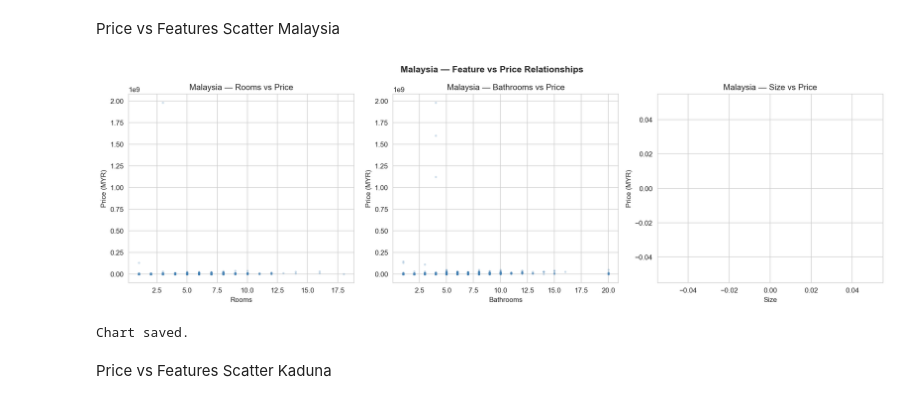
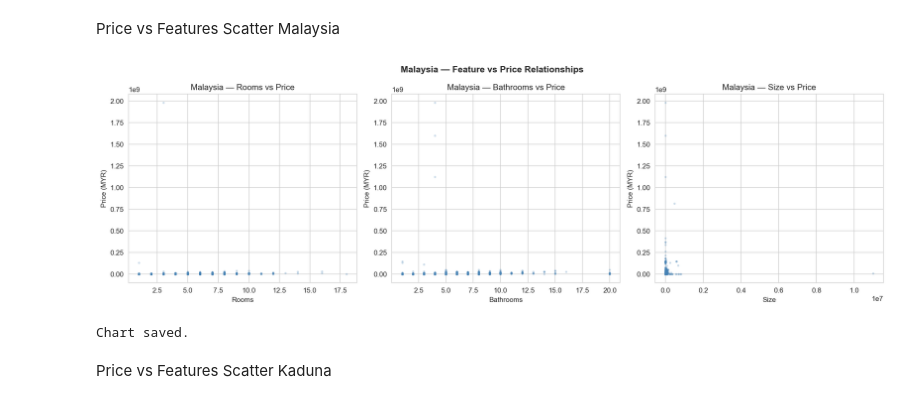
Before and after one commit to Makanaki662/transfer-learning-kaduna-house-price, a Jupyter notebook: outputs/EDA.ipynb, the cells around one changed output. Drawn from its saved outputs; the diff is of its cells as text; code cells hidden in the pictures.

```diff
--- a/outputs/EDA.ipynb
+++ b/outputs/EDA.ipynb
@@ -780,36 +884,71 @@ Size_clean valid count: 0
 # %% [markdown]
  Price vs Features Scatter Malaysia
 # %%
+# Ensure columns are numeric
+malaysia_raw['Rooms'] = pd.to_numeric(
+    malaysia_raw['Rooms'],
+    errors='coerce'
+)
+
+malaysia_raw['Bathrooms'] = pd.to_numeric(
+    malaysia_raw['Bathrooms'],
+    errors='coerce'
+)
+
+malaysia_raw['Size_clean'] = pd.to_numeric(
+    malaysia_raw['Size_clean'],
+    errors='coerce'
+)
+
+malaysia_raw['Price_clean'] = pd.to_numeric(
+    malaysia_raw['Price_clean'],
+    errors='coerce'
+)
+
 fig, axes = plt.subplots(1, 3, figsize=(16, 5))
 
-# Use cleaned numeric columns
+# Use actual existing columns
 cols = {
-    'Rooms':    'Rooms_clean',
-    'Bathrooms':'Bathrooms',
-    'Size':     'Size_clean'
+    'Rooms':     'Rooms',
+    'Bathrooms': 'Bathrooms',
+    'Size':      'Size_clean'
 }
 
 for i, (label, col) in enumerate(cols.items()):
+
     axes[i].scatter(
         malaysia_raw[col],
         malaysia_raw['Price_clean'],
         alpha=0.2,
         color='steelblue',
-        s=5)
+        s=5
+    )
+
     axes[i].set_title(
-        f"Malaysia — {label} vs Price")
+        f"Malaysia — {label} vs Price"
+    )
+
     axes[i].set_xlabel(label)
     axes[i].set_ylabel("Price (MYR)")
 
 plt.suptitle(
     "Malaysia — Feature vs Price Relationships",
-    fontsize=13, fontweight='bold')
+    fontsize=13,
+    fontweight='bold'
+)
+
 plt.tight_layout()
-plt.savefig("eda_malaysia_scatter.png", dpi=150)
+
+plt.savefig(
+    "eda_malaysia_scatter.png",
+    dpi=150
+)
+
 plt.show()
+
 print("Chart saved.")
 # %% [output]
-[figure, old version]
+[figure, new version]
 Chart saved.
 # %% [markdown]
 Price vs Features Scatter Kaduna
```
Also changed, not shown: parts of 7 cells of this notebook, 21 other files.
